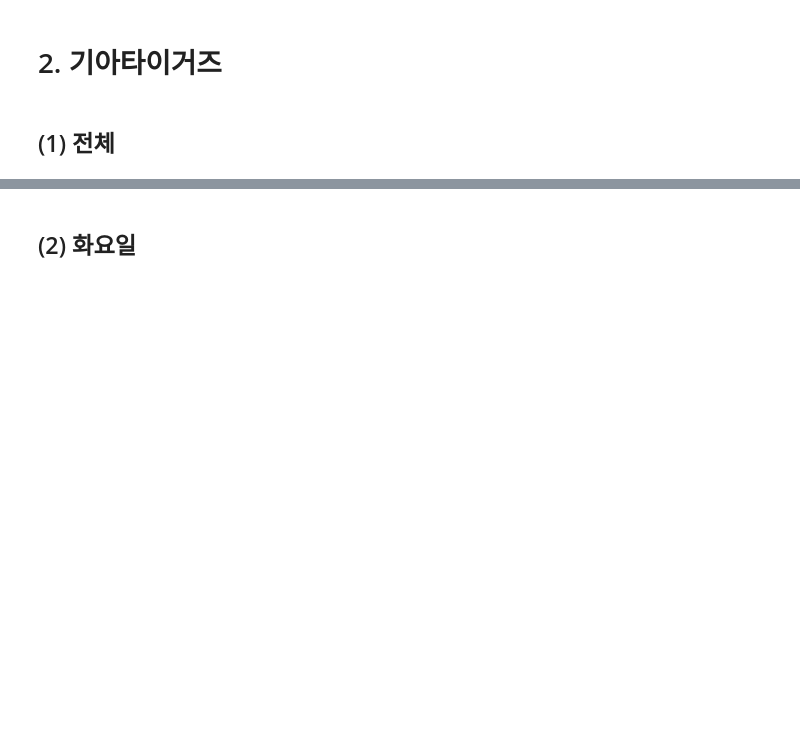
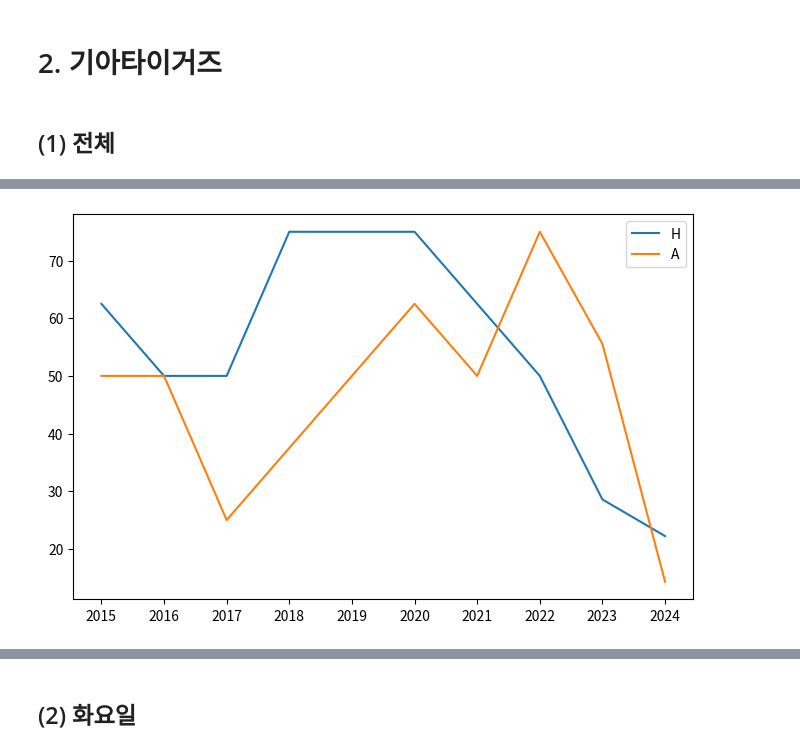
Before and after one commit to IAMKIMEUNSEO/predict2025_kbo_lgtwins_winning_rate, a Jupyter notebook: lgtwins.ipynb, the cells around one changed output, grey strips where cells are left out. Saved outputs shown, nothing was run; the diff lists cells and outputs as text; code cells hidden in the pictures; blank space fills up the shorter version.

```diff
--- a/lgtwins.ipynb
+++ b/lgtwins.ipynb
@@ -710,0 +713,15 @@ df_kia
+# %%
+df_kia_winning_rate = pd.concat([
+    df_kia[['winning_rate']].iloc[:10].reset_index()[['winning_rate']],
+    df_kia[['winning_rate']].iloc[10:].reset_index()[['winning_rate']]
+], axis=1)
+
+#index 변경
+index = range(2015, 2025)
+df_kia_winning_rate.index = index
+
+#columns 변경
+columns = ['H', 'A']
+df_kia_winning_rate.columns = columns
+
+df_kia_winning_rate
@@ -710,0 +740,6 @@ df_kia
+# %%
+ax = df_kia_winning_rate.plot(figsize=(8,5))
+plt.xticks(range(2015,2025))
+plt.show()
+# %% [output]
+[figure, added]
```
Also changed, not shown: parts of 27 cells of this notebook.
